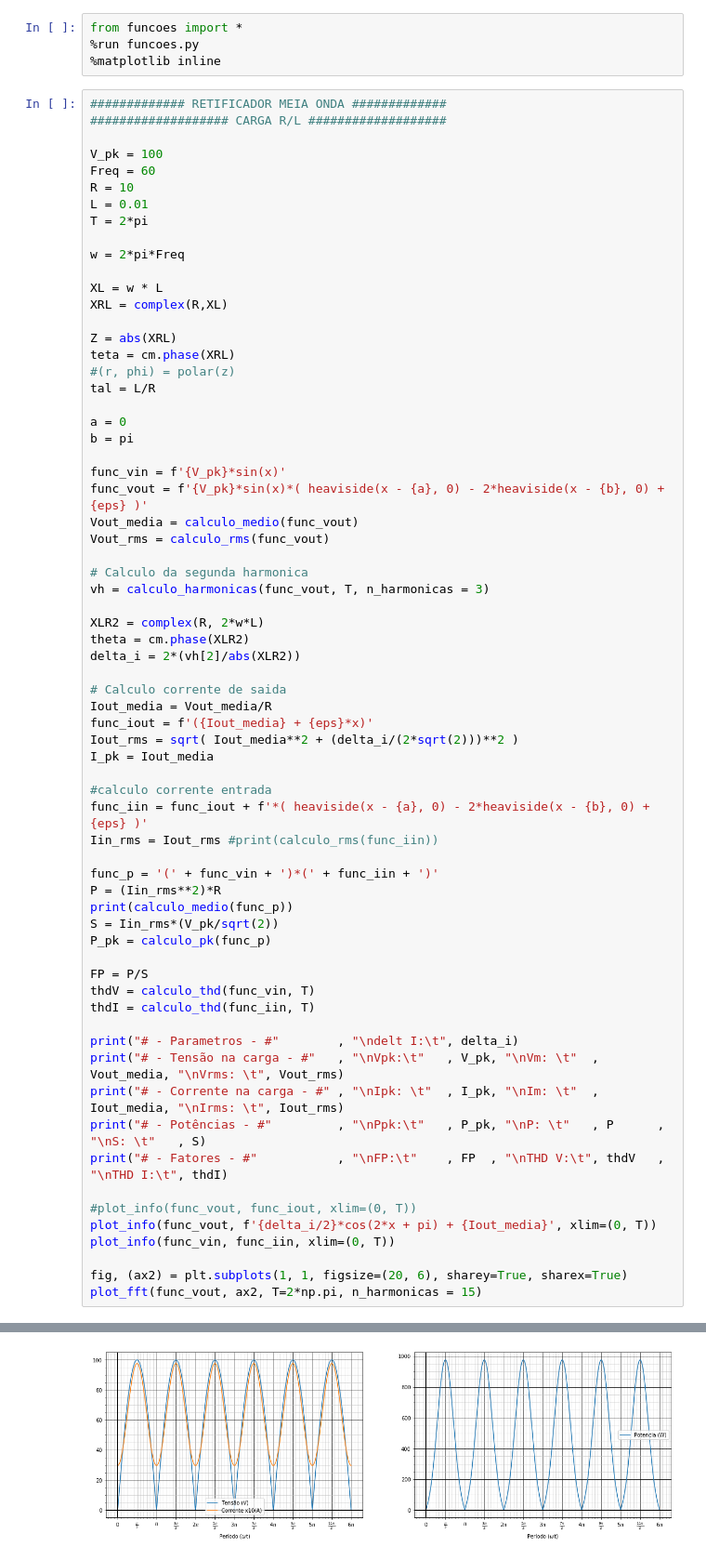
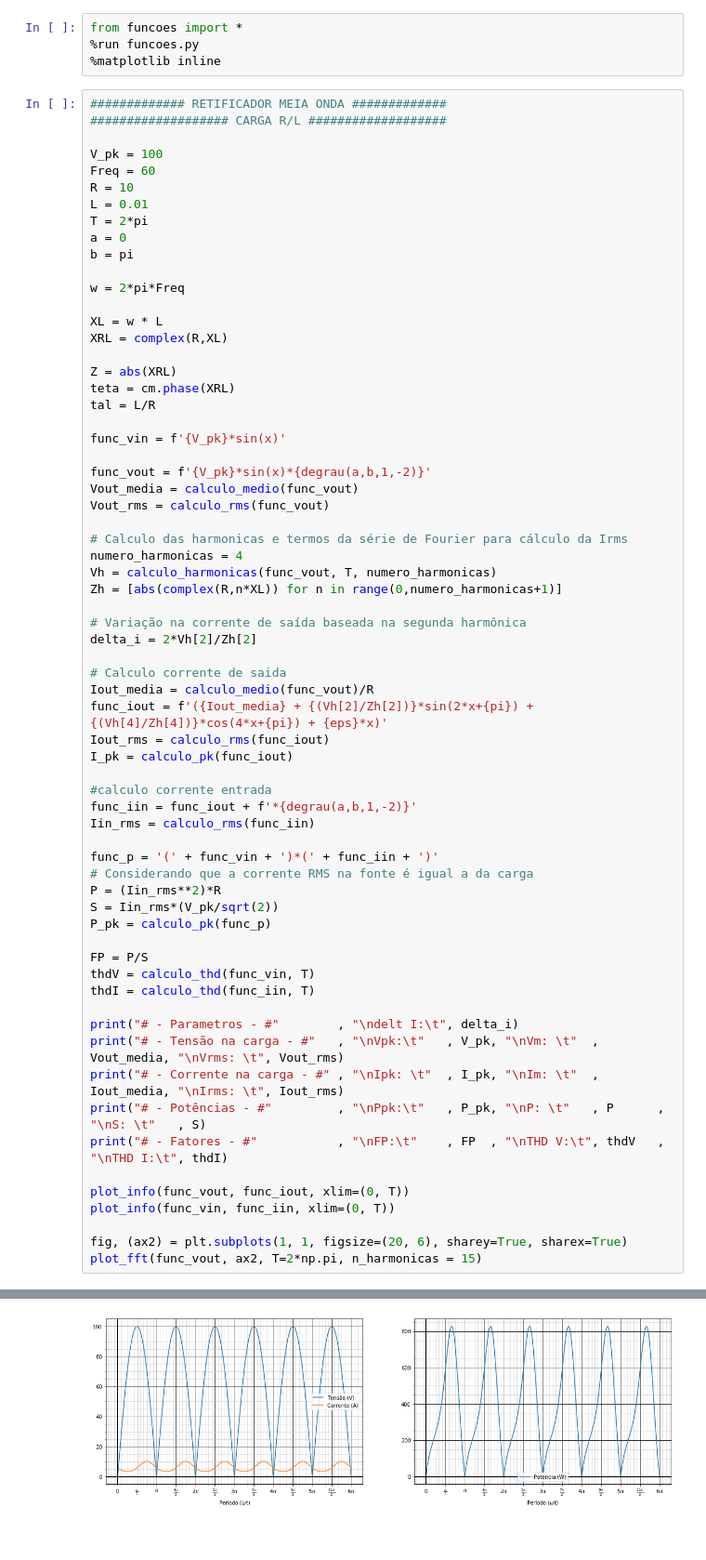
Before and after one commit to diesson/retificadores_python, a Jupyter notebook: 08 Retificador de onda completa (Carga RL).ipynb, the cells around one changed output, grey strips where cells are left out. Shown: that part at 93% size. Drawn from its saved outputs; the diff is of its cells as text.

```diff
--- a/08 Retificador de onda completa (Carga RL).ipynb
+++ b/08 Retificador de onda completa (Carga RL).ipynb
@@ -17,6 +17,8 @@ Freq = 60
 R = 10
 L = 0.01
 T = 2*pi
+a = 0
+b = pi
 
 w = 2*pi*Freq
 
@@ -25,37 +27,35 @@ XRL = complex(R,XL)
 
 Z = abs(XRL)
 teta = cm.phase(XRL)
-#(r, phi) = polar(z)
 tal = L/R
 
-a = 0
-b = pi
+func_vin = f'{V_pk}*sin(x)'
 
-func_vin = f'{V_pk}*sin(x)'
-func_vout = f'{V_pk}*sin(x)*( heaviside(x - {a}, 0) - 2*heaviside(x - {b}, 0) + {eps} )'
+func_vout = f'{V_pk}*sin(x)*{degrau(a,b,1,-2)}'
 Vout_media = calculo_medio(func_vout)
 Vout_rms = calculo_rms(func_vout)
 
-# Calculo da segunda harmonica
-vh = calculo_harmonicas(func_vout, T, n_harmonicas = 3)
+# Calculo das harmonicas e termos da série de Fourier para cálculo da Irms
+numero_harmonicas = 4
+Vh = calculo_harmonicas(func_vout, T, numero_harmonicas)
+Zh = [abs(complex(R,n*XL)) for n in range(0,numero_harmonicas+1)]
 
-XLR2 = complex(R, 2*w*L)
-theta = cm.phase(XLR2)
-delta_i = 2*(vh[2]/abs(XLR2))
+# Variação na corrente de saída baseada na segunda harmônica
+delta_i = 2*Vh[2]/Zh[2]
 
 # Calculo corrente de saida
-Iout_media = Vout_media/R
-func_iout = f'({Iout_media} + {eps}*x)'
-Iout_rms = sqrt( Iout_media**2 + (delta_i/(2*sqrt(2)))**2 )
-I_pk = Iout_media
+Iout_media = calculo_medio(func_vout)/R
+func_iout = f'({Iout_media} + {(Vh[2]/Zh[2])}*sin(2*x+{pi}) + {(Vh[4]/Zh[4])}*cos(4*x+{pi}) + {eps}*x)'
+Iout_rms = calculo_rms(func_iout)
+I_pk = calculo_pk(func_iout)
 
 #calculo corrente entrada
-func_iin = func_iout + f'*( heaviside(x - {a}, 0) - 2*heaviside(x - {b}, 0) + {eps} )'
-Iin_rms = Iout_rms #print(calculo_rms(func_iin))
+func_iin = func_iout + f'*{degrau(a,b,1,-2)}'
+Iin_rms = calculo_rms(func_iin)
 
 func_p = '(' + func_vin + ')*(' + func_iin + ')'
+# Considerando que a corrente RMS na fonte é igual a da carga
 P = (Iin_rms**2)*R
-print(calculo_medio(func_p))
 S = Iin_rms*(V_pk/sqrt(2))
 P_pk = calculo_pk(func_p)
 
@@ -69,8 +69,7 @@ print("# - Corrente na carga - #" , "\nIpk: \t"  , I_pk, "\nIm: \t"  , Iout_medi
 print("# - Potências - #"         , "\nPpk:\t"   , P_pk, "\nP: \t"   , P      , "\nS: \t"   , S)
 print("# - Fatores - #"           , "\nFP:\t"    , FP  , "\nTHD V:\t", thdV   , "\nTHD I:\t", thdI)
 
-#plot_info(func_vout, func_iout, xlim=(0, T))
-plot_info(func_vout, f'{delta_i/2}*cos(2*x + pi) + {Iout_media}', xlim=(0, T))
+plot_info(func_vout, func_iout, xlim=(0, T))
 plot_info(func_vin, func_iin, xlim=(0, T))
 
 fig, (ax2) = plt.subplots(1, 1, figsize=(20, 6), sharey=True, sharex=True)
@@ -98 +96 @@ THD I:   0.4821521380332304
-[figure, old version]
+[figure, new version]
```
Also changed, not shown: parts of 1 cell of this notebook, 5 other files.
